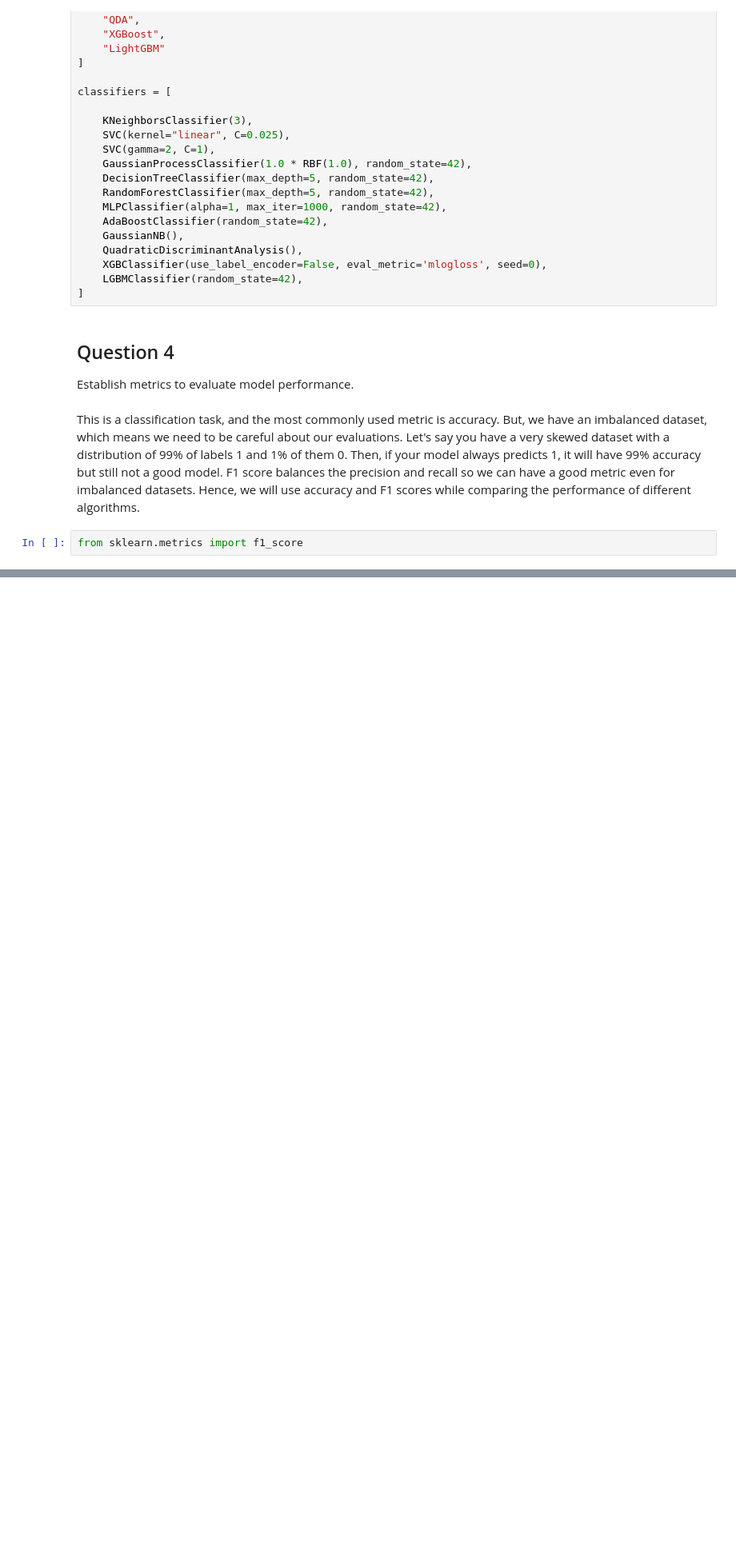
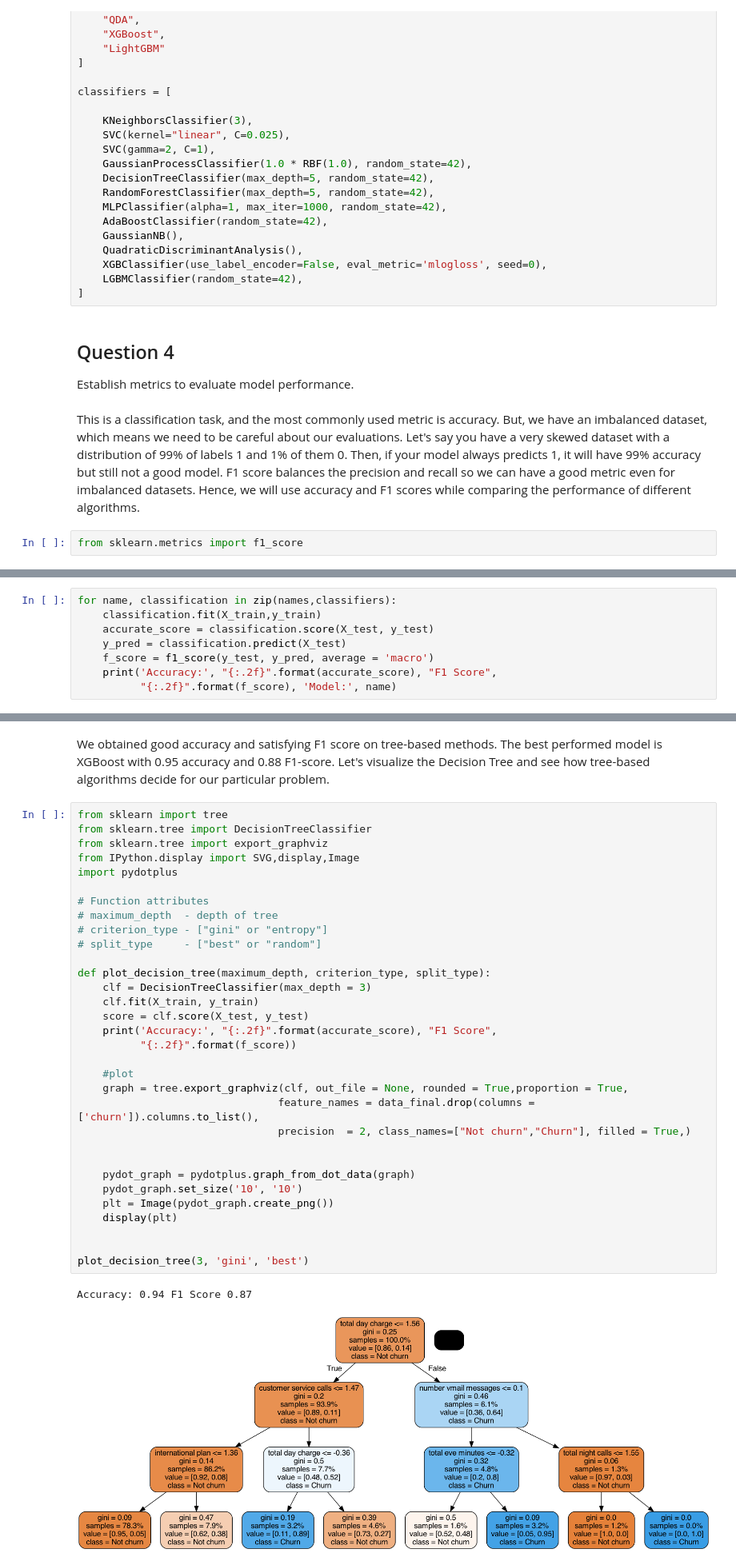
Before and after one commit to tugceturkkal/Data-Projects, a Jupyter notebook: Customer Churn Prediction.ipynb, the cells around one changed output, grey strips where cells are left out. Shown at 80% size. Cells and saved outputs as stored; diff of their text form; blank space fills up the shorter version.

Commit message:
Customer Churn Prediction

```diff
--- a/Customer Churn Prediction.ipynb
+++ b/Customer Churn Prediction.ipynb
@@ -280,0 +413,8 @@ from sklearn.metrics import f1_score
+# %%
+for name, classification in zip(names,classifiers):
+    classification.fit(X_train,y_train)
+    accurate_score = classification.score(X_test, y_test)
+    y_pred = classification.predict(X_test)
+    f_score = f1_score(y_test, y_pred, average = 'macro')
+    print('Accuracy:', "{:.2f}".format(accurate_score), "F1 Score",
+          "{:.2f}".format(f_score), 'Model:', name)
@@ -280,0 +434,37 @@ from sklearn.metrics import f1_score
+# %% [markdown]
+We obtained good accuracy and satisfying F1 score on tree-based methods. The best performed model is XGBoost with 0.95 accuracy and 0.88 F1-score. Let's visualize the Decision Tree and see how tree-based algorithms decide for our particular problem.
+# %%
+from sklearn import tree
+from sklearn.tree import DecisionTreeClassifier
+from sklearn.tree import export_graphviz
+from IPython.display import SVG,display,Image
+import pydotplus
+
+# Function attributes
+# maximum_depth  - depth of tree
+# criterion_type - ["gini" or "entropy"]
+# split_type     - ["best" or "random"]
+
+def plot_decision_tree(maximum_depth, criterion_type, split_type):
+    clf = DecisionTreeClassifier(max_depth = 3)
+    clf.fit(X_train, y_train)
+    score = clf.score(X_test, y_test)
+    print('Accuracy:', "{:.2f}".format(accurate_score), "F1 Score",
+          "{:.2f}".format(f_score))
+
+    #plot
+    graph = tree.export_graphviz(clf, out_file = None, rounded = True,proportion = True,
+                                feature_names = data_final.drop(columns = ['churn']).columns.to_list(),
+                                precision  = 2, class_names=["Not churn","Churn"], filled = True,)
+
+
+    pydot_graph = pydotplus.graph_from_dot_data(graph)
+    pydot_graph.set_size('10', '10')
+    plt = Image(pydot_graph.create_png())
+    display(plt)
+
+
+plot_decision_tree(3, 'gini', 'best')
+# %% [output]
+Accuracy: 0.94 F1 Score 0.87
+[figure, added]
```
Also changed, not shown: parts of 16 cells of this notebook.
